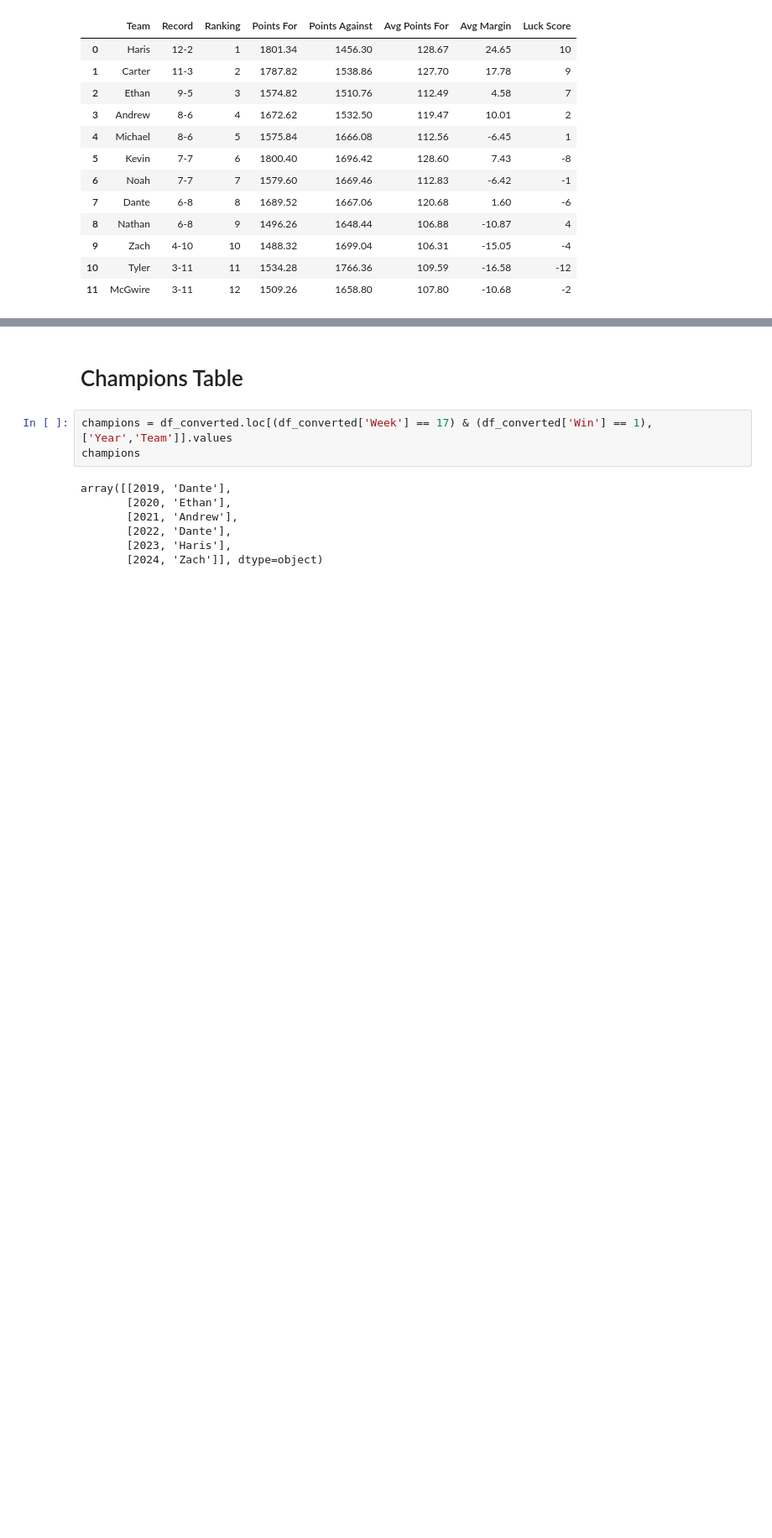
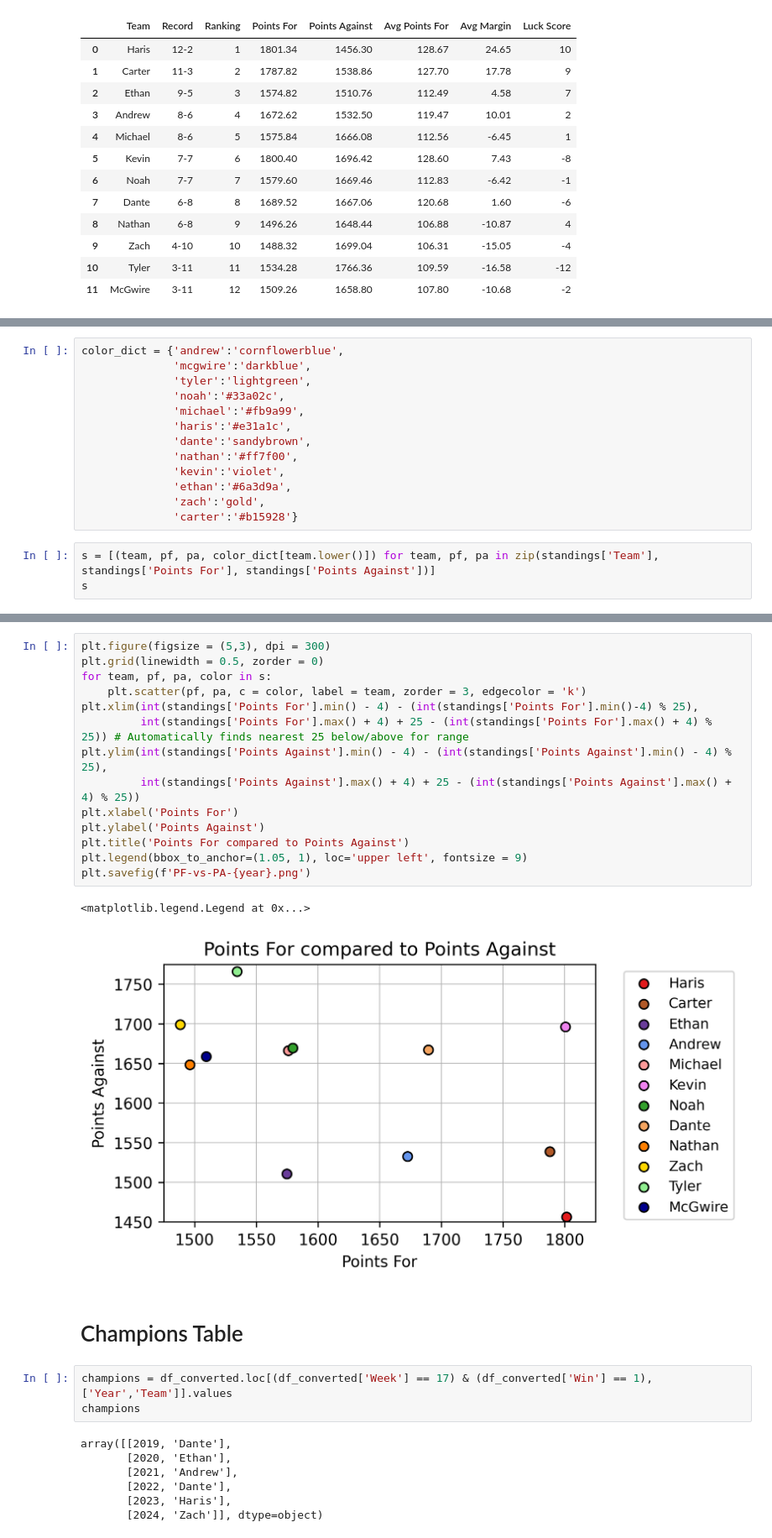
Before and after one commit to serdarevichar8/fantasy-football-website, a Jupyter notebook: fantasy-football-data.ipynb, the cells around one changed output, grey strips where cells are left out. Shown: that part at 84% size. Saved outputs shown, nothing was run; the diff lists cells and outputs as text; blank space fills up the shorter version.

```diff
--- a/fantasy-football-data.ipynb
+++ b/fantasy-football-data.ipynb
@@ -411,0 +415,16 @@ summary_table(GAME_DATA, year = 2023)
+# %%
+color_dict = {'andrew':'cornflowerblue',
+              'mcgwire':'darkblue',
+              'tyler':'lightgreen',
+              'noah':'#33a02c',
+              'michael':'#fb9a99',
+              'haris':'#e31a1c',
+              'dante':'sandybrown',
+              'nathan':'#ff7f00',
+              'kevin':'violet',
+              'ethan':'#6a3d9a',
+              'zach':'gold',
+              'carter':'#b15928'}
+# %%
+s = [(team, pf, pa, color_dict[team.lower()]) for team, pf, pa in zip(standings['Team'], standings['Points For'], standings['Points Against'])]
+s
@@ -412,3 +444,20 @@ summary_table(GAME_DATA, year = 2023)
+# %%
+plt.figure(figsize = (5,3), dpi = 300)
+plt.grid(linewidth = 0.5, zorder = 0)
+for team, pf, pa, color in s:
+    plt.scatter(pf, pa, c = color, label = team, zorder = 3, edgecolor = 'k')
+plt.xlim(int(standings['Points For'].min() - 4) - (int(standings['Points For'].min()-4) % 25),
+         int(standings['Points For'].max() + 4) + 25 - (int(standings['Points For'].max() + 4) % 25)) # Automatically finds nearest 25 below/above for range
+plt.ylim(int(standings['Points Against'].min() - 4) - (int(standings['Points Against'].min() - 4) % 25),
+         int(standings['Points Against'].max() + 4) + 25 - (int(standings['Points Against'].max() + 4) % 25))
+plt.xlabel('Points For')
+plt.ylabel('Points Against')
+plt.title('Points For compared to Points Against')
+plt.legend(bbox_to_anchor=(1.05, 1), loc='upper left', fontsize = 9)
+plt.savefig(f'PF-vs-PA-{year}.png')
+# %% [output]
+<matplotlib.legend.Legend at 0x...>
+[figure, added]
 # %% [markdown]
 # Champions Table
 # %%
```
Also changed, not shown: parts of 12 cells of this notebook, 48 other files.
